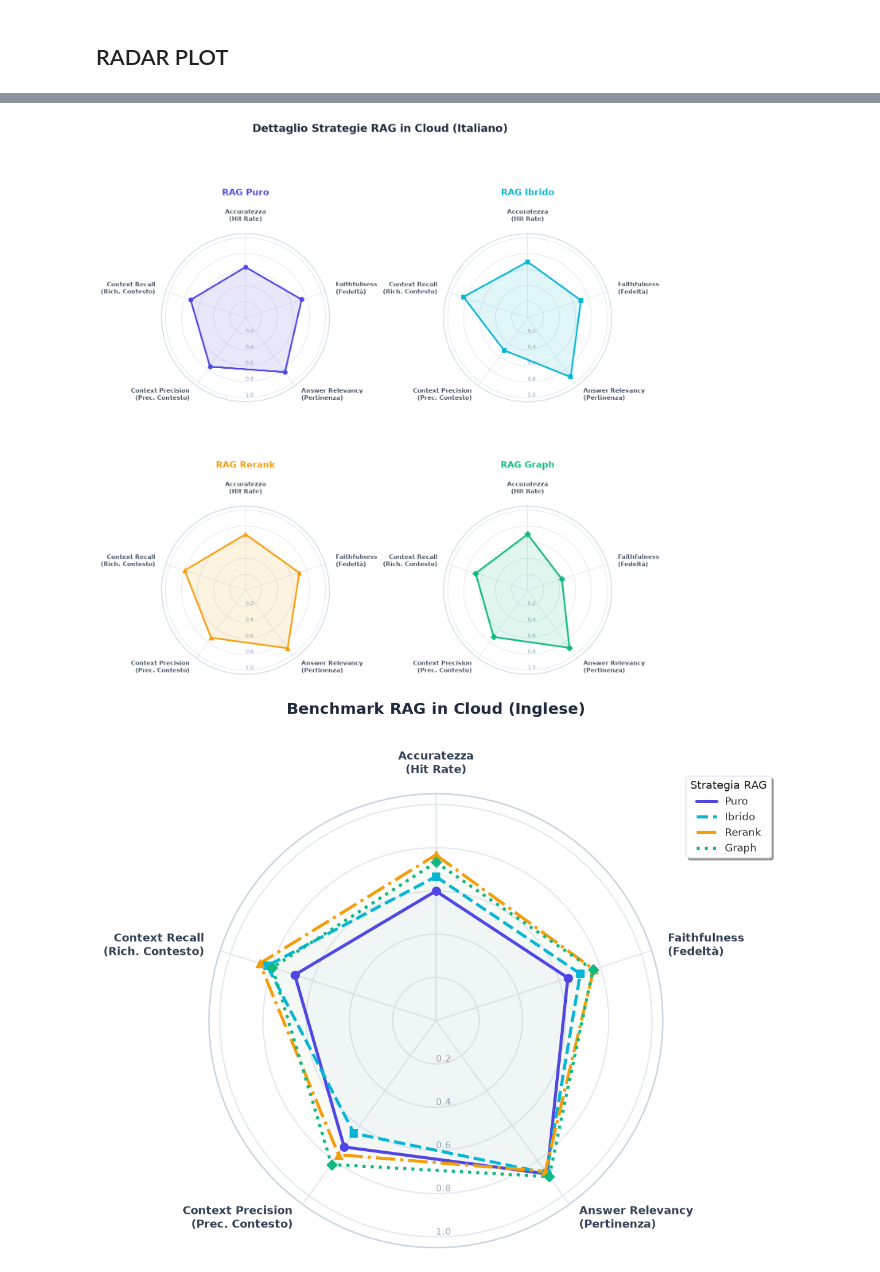
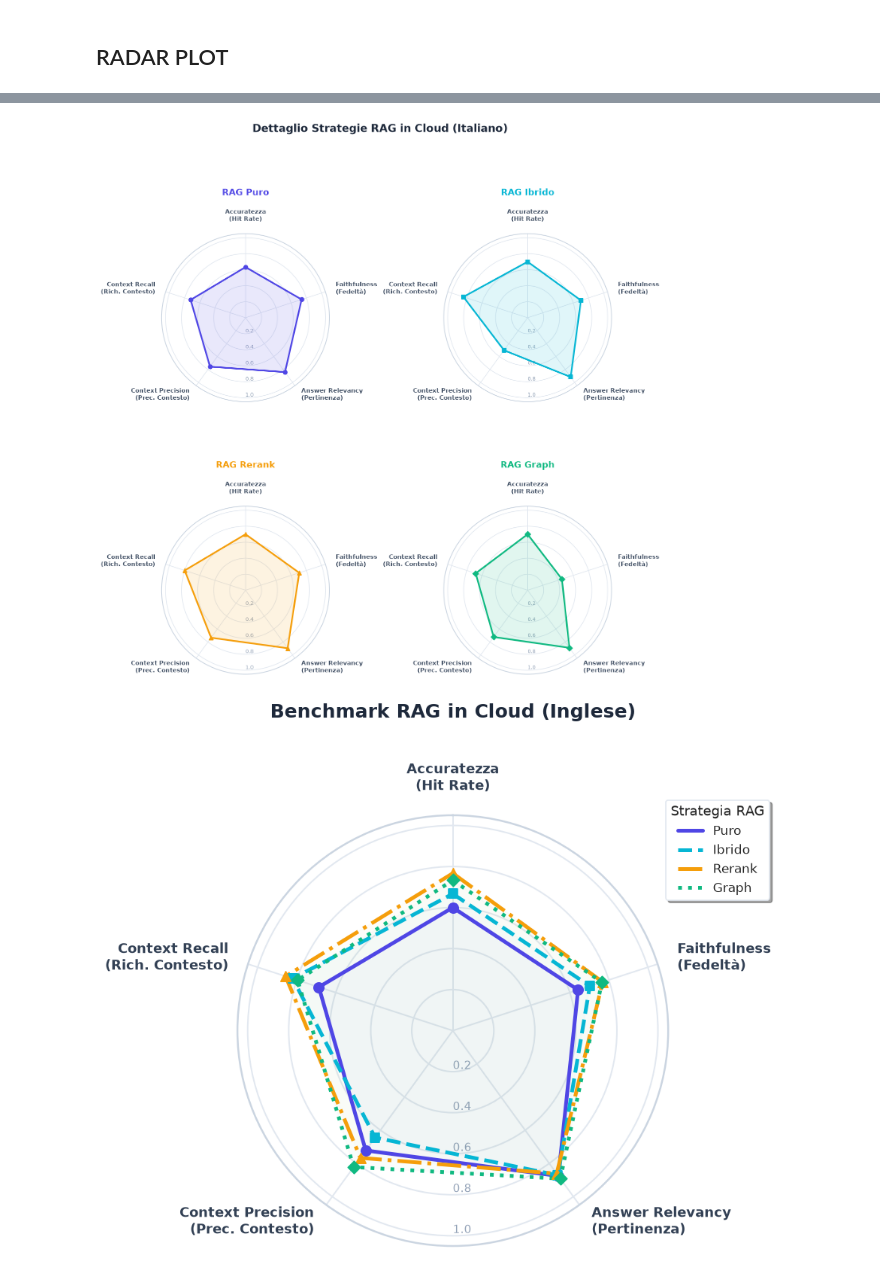
Before and after one commit to DanieleDiSpirito/ARIS, a Jupyter notebook: notebooks/eval_llm.ipynb, the cells around one changed output, grey strips where cells are left out. Drawn from its saved outputs; the diff is of its cells as text; code cells hidden in the pictures.

Commit message:
Updated radar plots

```diff
--- a/notebooks/eval_llm.ipynb
+++ b/notebooks/eval_llm.ipynb
@@ -488,6 +488,7 @@ def plot_rag_radar(data_dict, categories, title="Benchmark RAG in Cloud"):
     lang = 'it' if title.split('(')[-1][:-1].lower() == 'italiano' else 'en'
 
     plt.title(title, size=15, color='#1e293b', weight='bold', pad=35)
+    plt.tight_layout()
     plt.savefig(f'../thesis_report/images/pdf/radar_plot_{lang}.pdf')
     plt.savefig(f'../thesis_report/images/png/radar_plot_{lang}.png')
     plt.show()
@@ -553,8 +554,9 @@ def plot_rag_radar_subplots(data_dict, categories, title="Dettaglio Strategie RA
 
     plt.suptitle(title, size=16, color='#1e293b', weight='bold', y=1.02)
     plt.tight_layout()
-    plt.savefig(f'../thesis_report/images/pdf/radar_subplot_{lang}.pdf')
-    plt.savefig(f'../thesis_report/images/png/radar_subplot_{lang}.png')
+    # show the entire figure
+    plt.savefig(f'../thesis_report/images/pdf/radar_subplot_{lang}.pdf', bbox_inches='tight')
+    plt.savefig(f'../thesis_report/images/png/radar_subplot_{lang}.png', bbox_inches='tight')
     plt.show()
 
 
@@ -570,6 +572,7 @@ if not os.path.exists(quick_eval_dir):
     }
 else:
     data_it = load_metrics_from_md(quick_eval_dir, env='cloud', lang='it', chunk=700)
+    data_en = load_metrics_from_md(quick_eval_dir, env='cloud', lang='en', chunk=700)
 
 categories = [
     'Accuratezza\n(Hit Rate)',
@@ -589,3 +592,3 @@ plot_rag_radar_subplots(data_en, categories, title="Dettaglio Strategie RAG in C
 [figure]
-[figure, old version]
+[figure, new version]
 [figure]
```
Also changed, not shown: parts of 1 cell of this notebook, 8 other files.
